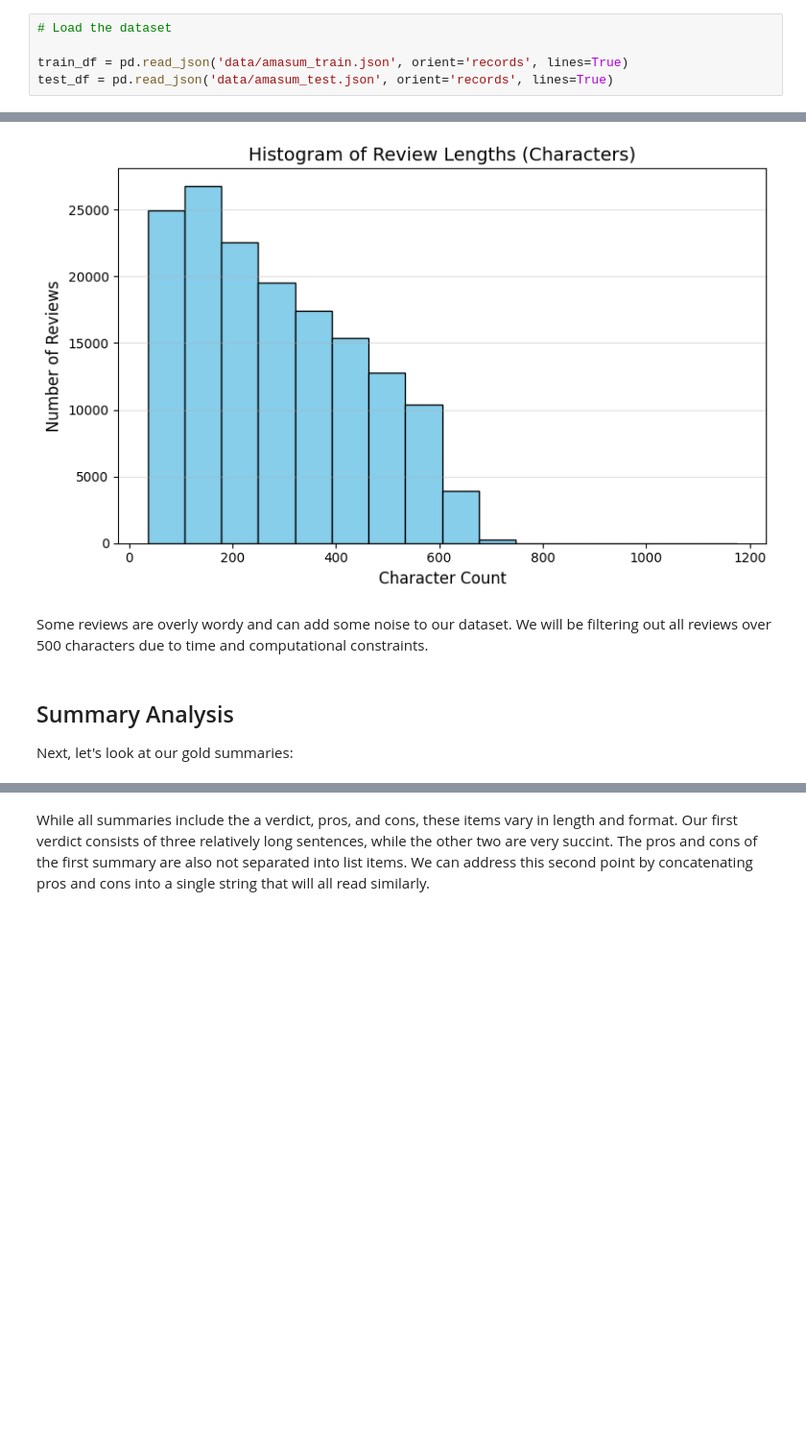
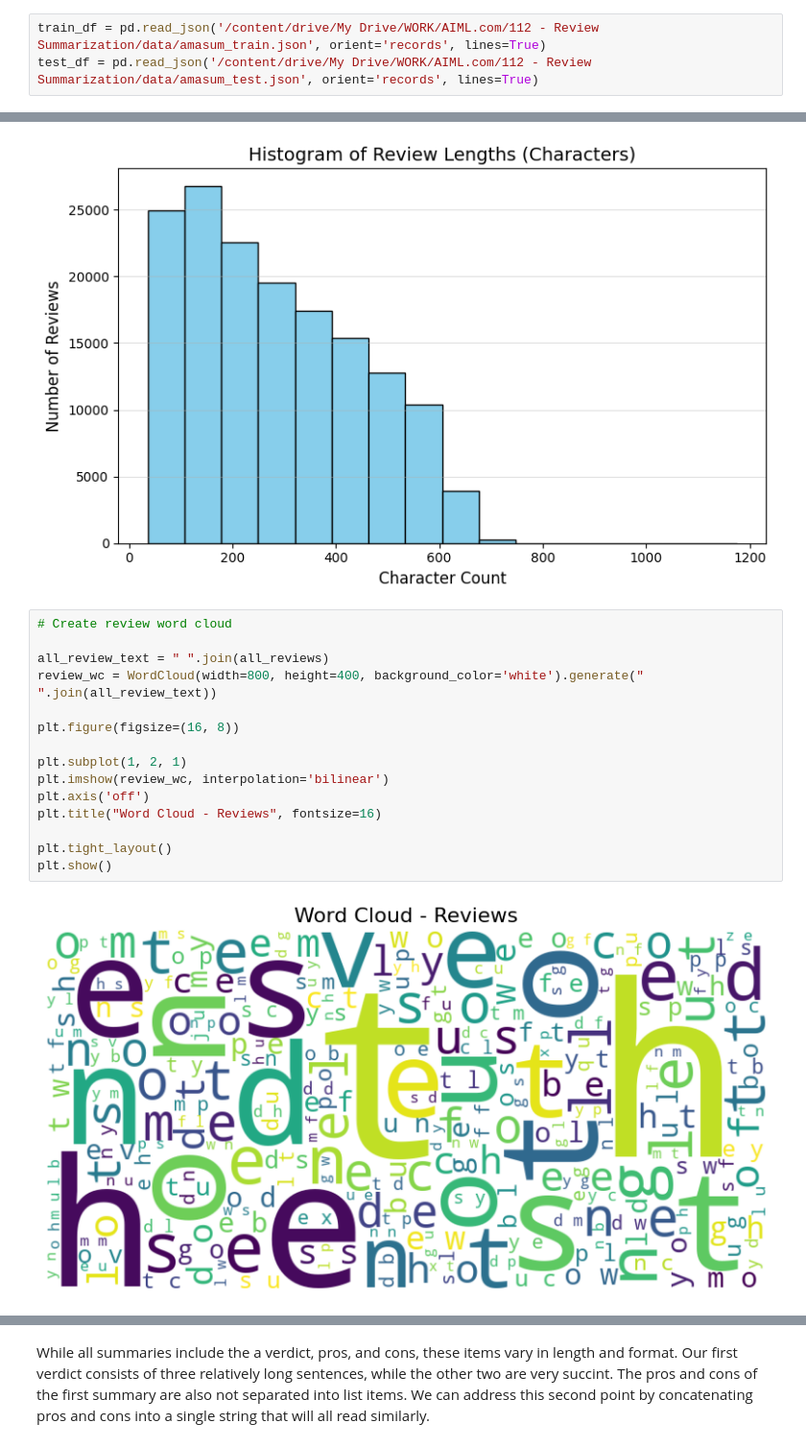
Before and after one commit to j-s-russell/amazon-review-summarization, a Jupyter notebook: 02_EDA.ipynb, the cells around one changed output, grey strips where cells are left out. Shown at 96% size. Cells and saved outputs as stored; diff of their text form; blank space fills up the shorter version.

```diff
--- a/02_EDA.ipynb
+++ b/02_EDA.ipynb
@@ -34,10 +41,8 @@ from rouge_score import rouge_scorer
 # %% [output]
 Drive already mounted at /content/drive; to attempt to forcibly remount, call drive.mount("/content/drive", force_remount=True).
 # %%
-# Load the dataset
-
-train_df = pd.read_json('data/amasum_train.json', orient='records', lines=True)
-test_df = pd.read_json('data/amasum_test.json', orient='records', lines=True)
+train_df = pd.read_json('/content/drive/My Drive/WORK/AIML.com/112 - Review Summarization/data/amasum_train.json', orient='records', lines=True)
+test_df = pd.read_json('/content/drive/My Drive/WORK/AIML.com/112 - Review Summarization/data/amasum_test.json', orient='records', lines=True)
 # %%
 train_df.head()
 # %% [output]
@@ -121,9 +125,20 @@ plt.tight_layout()
 plt.show()
 # %% [output]
 [figure]
-# %% [markdown]
-Some reviews are overly wordy and can add some noise to our dataset. We will be filtering out all reviews over 500 characters due to time and computational constraints.
-# %% [markdown]
-## Summary Analysis
-
-Next, let's look at our gold summaries:
+# %%
+# Create review word cloud
+
+all_review_text = " ".join(all_reviews)
+review_wc = WordCloud(width=800, height=400, background_color='white').generate(" ".join(all_review_text))
+
+plt.figure(figsize=(16, 8))
+
+plt.subplot(1, 2, 1)
+plt.imshow(review_wc, interpolation='bilinear')
+plt.axis('off')
+plt.title("Word Cloud - Reviews", fontsize=16)
+
+plt.tight_layout()
+plt.show()
+# %% [output]
+[figure, added]
```
Also changed, not shown: parts of 14 cells of this notebook, 5 other files.
